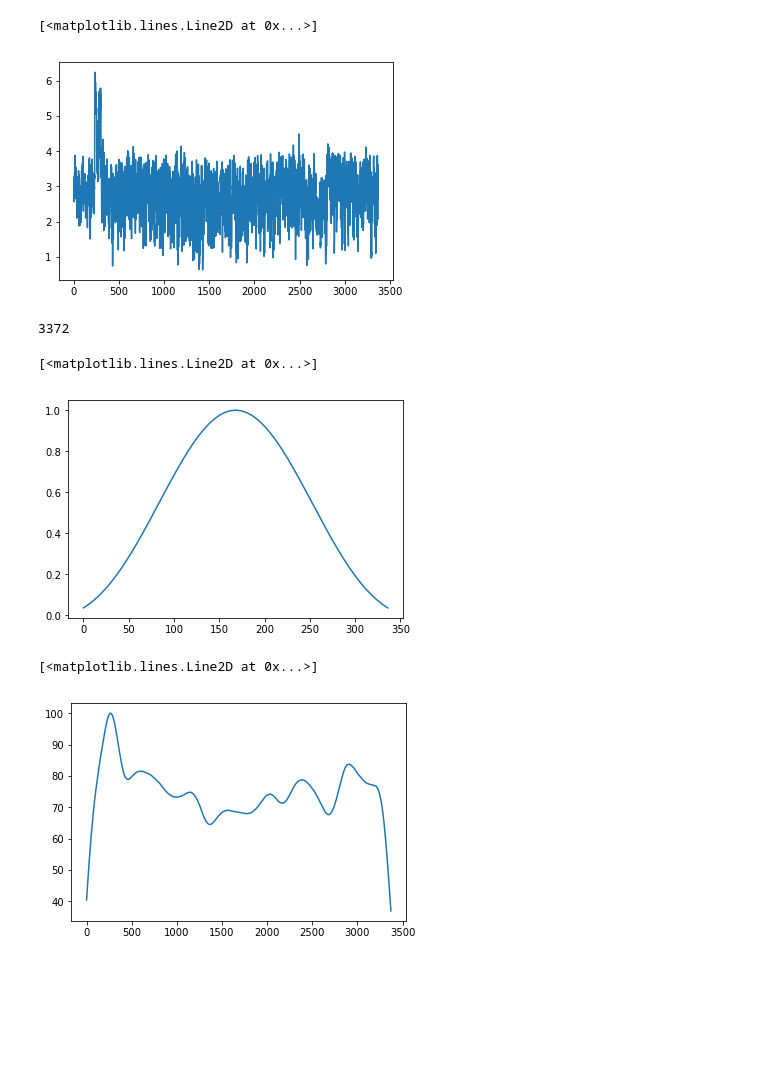
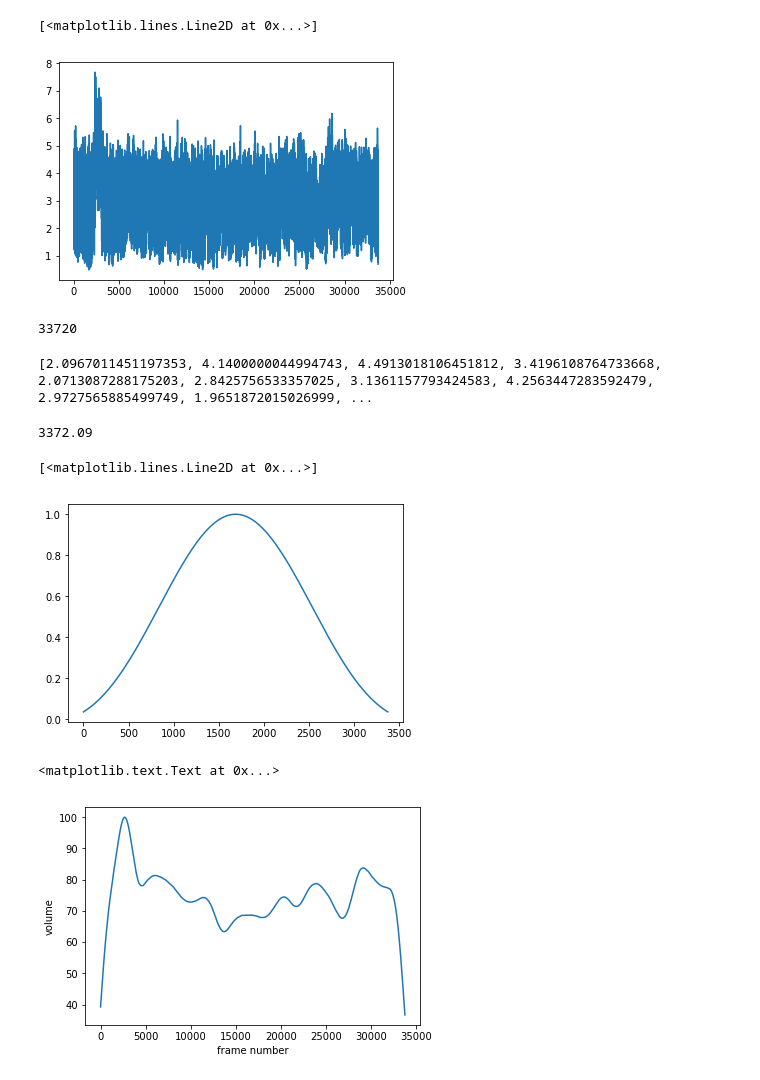
Before and after one commit to siddharthjindal1997/ExCCitement_extractor, a Jupyter notebook: Ipython Notebooks/sound_energy.ipynb, the cells around one changed output. Drawn from its saved outputs; the diff is of its cells as text; code cells hidden in the pictures; blank space fills up the shorter version.

```diff
--- a/Ipython Notebooks/sound_energy.ipynb
+++ b/Ipython Notebooks/sound_energy.ipynb
@@ -6,23 +6,33 @@ import numpy as np
 # %%
+framerate=10
 clip = moviepy.editor.VideoFileClip("sample.mp4")
-cut = lambda i: clip.audio.subclip(i,i+1).to_soundarray(fps=22000)
+cut = lambda i: clip.audio.subclip(1.0*i/framerate,1.0*(i+1)/framerate).to_soundarray(fps=22000)
 volume = lambda array: np.sqrt(((1.0*array)**2).mean())
-volumes = [volume(cut(i)) for i in range(0,int(clip.duration))]
+
+volumes = [volume(cut(i)) for i in range(0,framerate*int(clip.duration))]
 amp_volumes=[i*100 for i in volumes]
 plt.plot(amp_volumes)
 # %% [output]
 [<matplotlib.lines.Line2D at 0x...>]
-[figure, old version]
+[figure, new version]
 # %%
 len(amp_volumes)
 # %% [output]
-3372
+33720
+# %%
+print(amp_volumes)
+# %% [output]
+[2.0967011451197353, 4.1400000044994743, 4.4913018106451812, 3.4196108764733668, 2.0713087288175203, 2.8425756533357025, 3.1361157793424583, 4.2563447283592479, 2.9727565885499749, 1.9651872015026999, ...
+# %%
+clip.duration
+# %% [output]
+3372.09
 # %%
-kaiser_func=np.kaiser(int(clip.duration)/10,5)
+kaiser_func=np.kaiser(int(clip.duration),5)
 plt.plot(kaiser_func)
 # %% [output]
 [<matplotlib.lines.Line2D at 0x...>]
-[figure, old version]
+[figure, new version]
 # %%
 sound_unscaled = np.convolve(kaiser_func/kaiser_func.sum(),amp_volumes,mode='same')
 #maxv1=max(sound_unscaled)
@@ -32,13 +42,13 @@ len(sound_unscaled)
 max_val=max(sound_unscaled)
 #scaling the values between 0 to 100
 sound_activity= sound_unscaled*100/max_val
-# %%
-import matplotlib.pyplot as plttt
-
-plttt.plot(sound_activity)
-# %% [output]
-[<matplotlib.lines.Line2D at 0x...>]
-[figure, removed]
+# %%
+plt.plot(sound_activity)
+plt.xlabel('frame number')
+plt.ylabel('volume')
+# %% [output]
+<matplotlib.text.Text at 0x...>
+[figure, added]
 # %%
 print(sound_activity)
 # %% [output]
```
Also changed, not shown: parts of 4 cells of this notebook, 6 other files.
